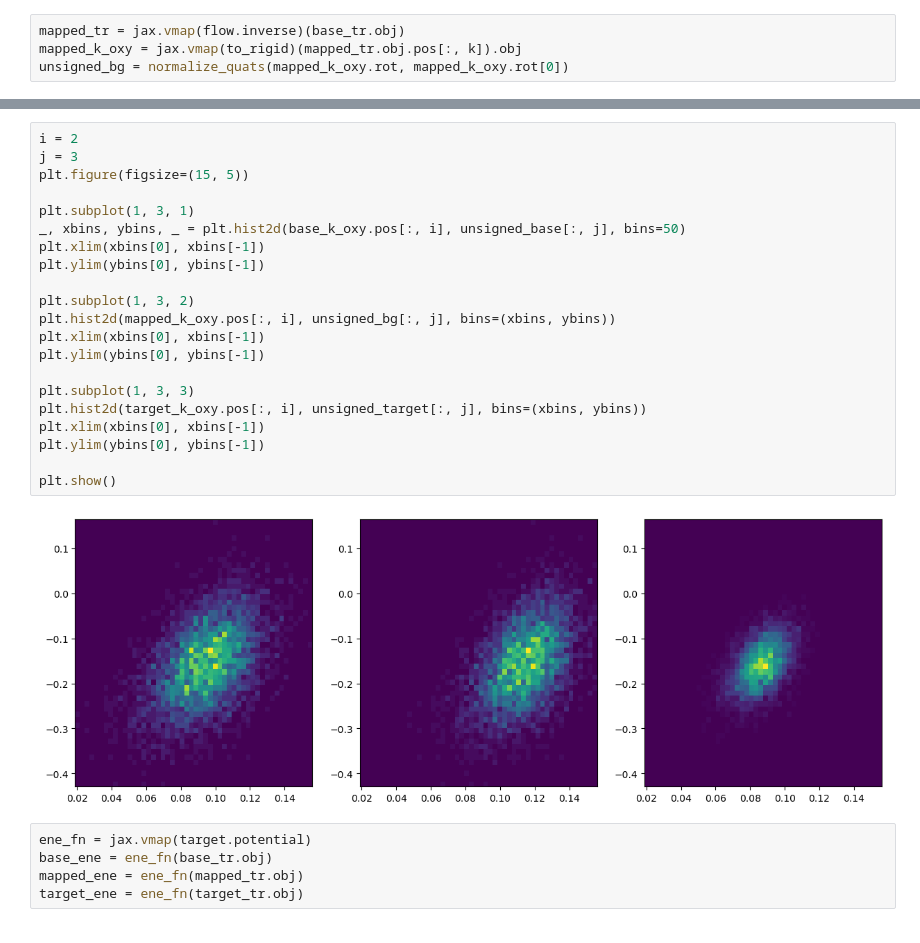
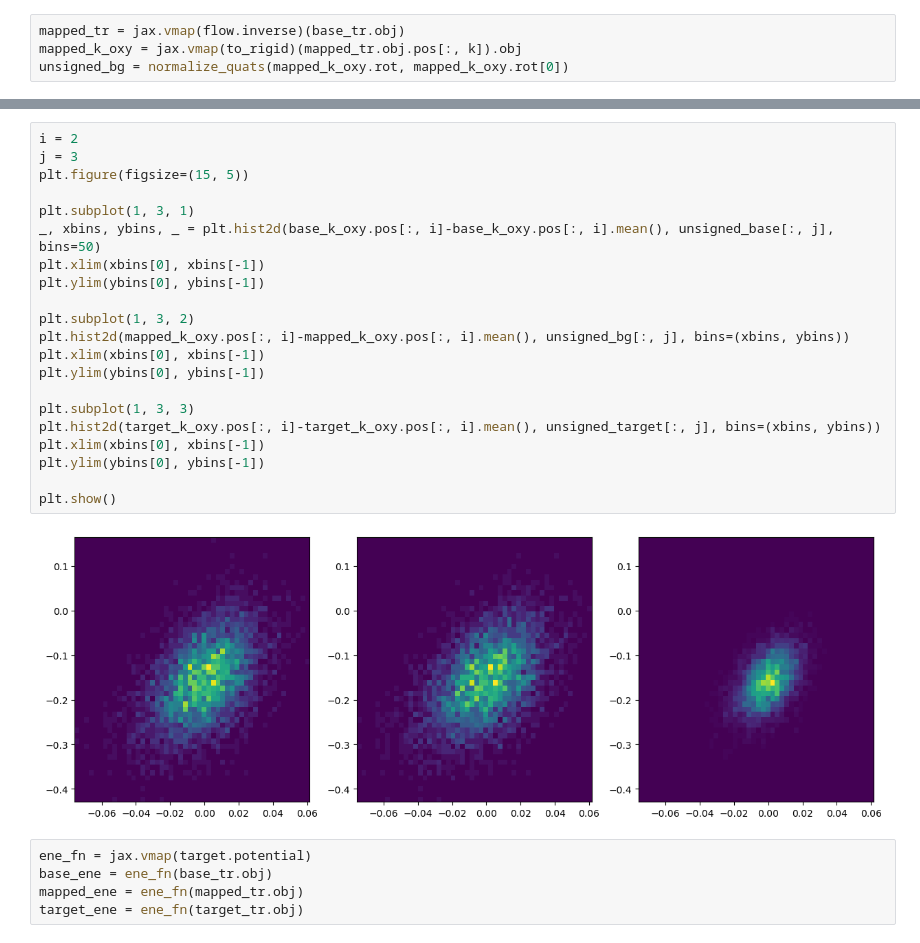
Before and after one commit to noegroup/rigid-flows, a Jupyter notebook: testing_run.ipynb, the cells around one changed output, grey strips where cells are left out. Drawn from its saved outputs; the diff is of its cells as text.

```diff
--- a/testing_run.ipynb
+++ b/testing_run.ipynb
@@ -277,26 +287,26 @@ model.plot_2Dview(target_tr.obj.pos.reshape(-1, model.n_atoms, 3))
 # %%
 i = 2
 j = 3
 plt.figure(figsize=(15, 5))
 
 plt.subplot(1, 3, 1)
-_, xbins, ybins, _ = plt.hist2d(base_k_oxy.pos[:, i], unsigned_base[:, j], bins=50)
+_, xbins, ybins, _ = plt.hist2d(base_k_oxy.pos[:, i]-base_k_oxy.pos[:, i].mean(), unsigned_base[:, j], bins=50)
 plt.xlim(xbins[0], xbins[-1])
 plt.ylim(ybins[0], ybins[-1])
 
 plt.subplot(1, 3, 2)
-plt.hist2d(mapped_k_oxy.pos[:, i], unsigned_bg[:, j], bins=(xbins, ybins))
+plt.hist2d(mapped_k_oxy.pos[:, i]-mapped_k_oxy.pos[:, i].mean(), unsigned_bg[:, j], bins=(xbins, ybins))
 plt.xlim(xbins[0], xbins[-1])
 plt.ylim(ybins[0], ybins[-1])
 
 plt.subplot(1, 3, 3)
-plt.hist2d(target_k_oxy.pos[:, i], unsigned_target[:, j], bins=(xbins, ybins))
+plt.hist2d(target_k_oxy.pos[:, i]-target_k_oxy.pos[:, i].mean(), unsigned_target[:, j], bins=(xbins, ybins))
 plt.xlim(xbins[0], xbins[-1])
 plt.ylim(ybins[0], ybins[-1])
 
 plt.show()
 # %% [output]
-[figure, old version]
+[figure, new version]
 # %%
 ene_fn = jax.vmap(target.potential)
 base_ene = ene_fn(base_tr.obj)
```
Also changed, not shown: parts of 13 cells of this notebook, 9 other files.
